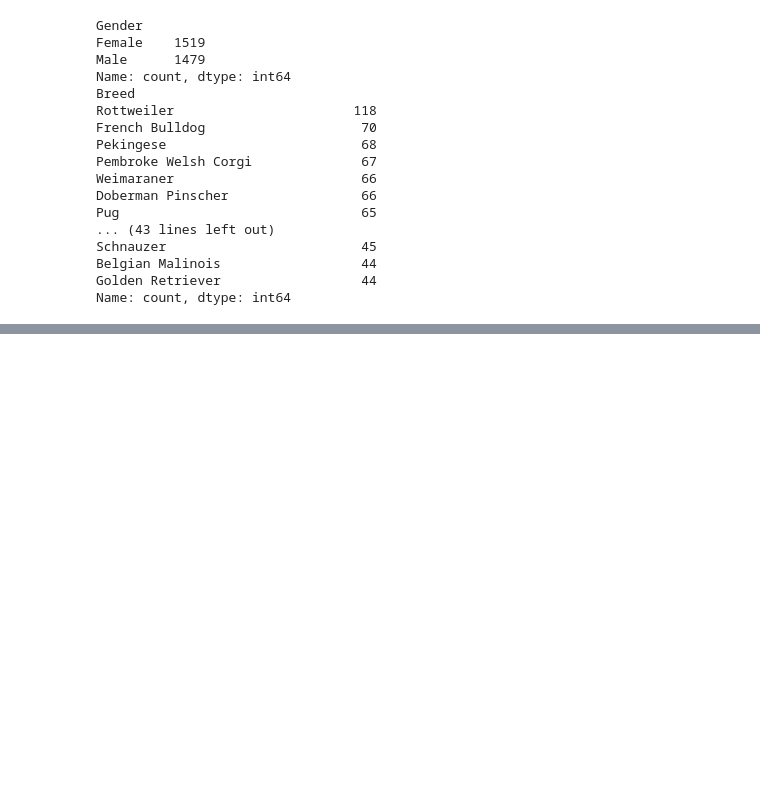
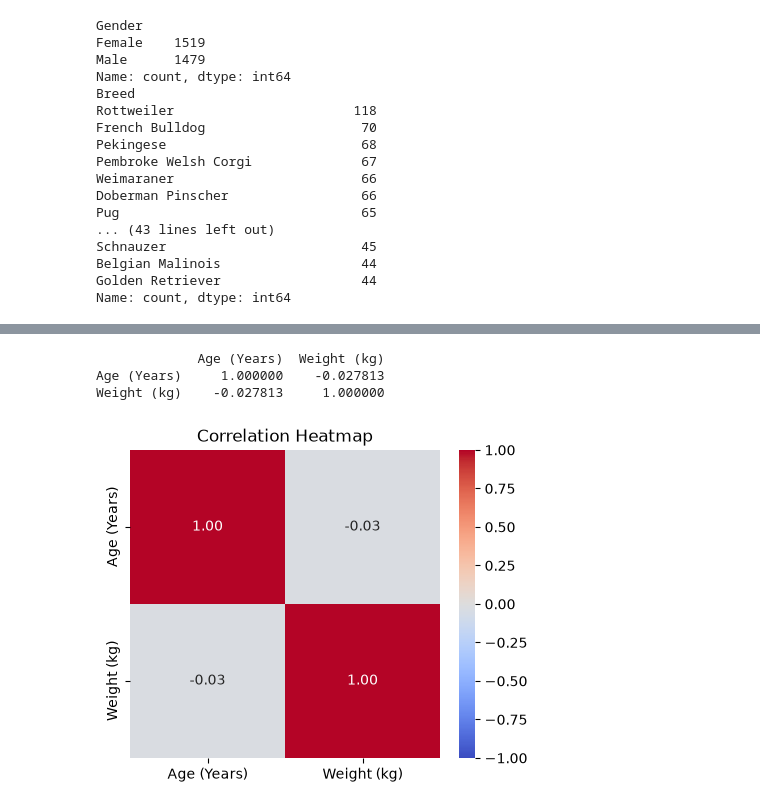
Before and after one commit to sihachaiwat/ML-CPE, a Jupyter notebook: LAB01/LAB1_code.ipynb, the cells around one changed output, grey strips where cells are left out. Drawn from its saved outputs; the diff is of its cells as text; code cells hidden in the pictures; blank space fills up the shorter version.

```diff
--- a/LAB01/LAB1_code.ipynb
+++ b/LAB01/LAB1_code.ipynb
@@ -105,0 +116,14 @@ Name: count, dtype: int64
+# %%
+#step9 correlation heatmap
+corr = df[['Age (Years)','Weight (kg)']].corr()
+print(corr)
+
+plt.figure(figsize=(5, 4))
+sns.heatmap(corr, annot=True, cmap='coolwarm', fmt='.2f', vmin=-1, vmax=1)
+plt.title('Correlation Heatmap')
+plt.show()
+# %% [output]
+             Age (Years)  Weight (kg)
+Age (Years)     1.000000    -0.027813
+Weight (kg)    -0.027813     1.000000
+[figure, added]
```
Also changed, not shown: parts of 2 cells of this notebook.
